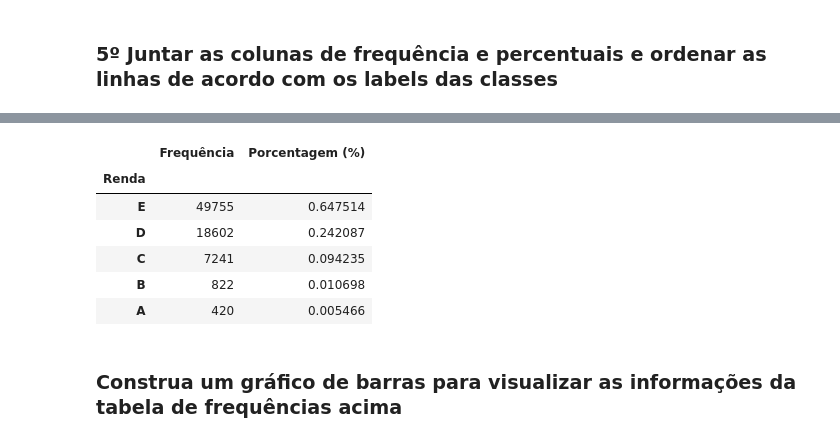
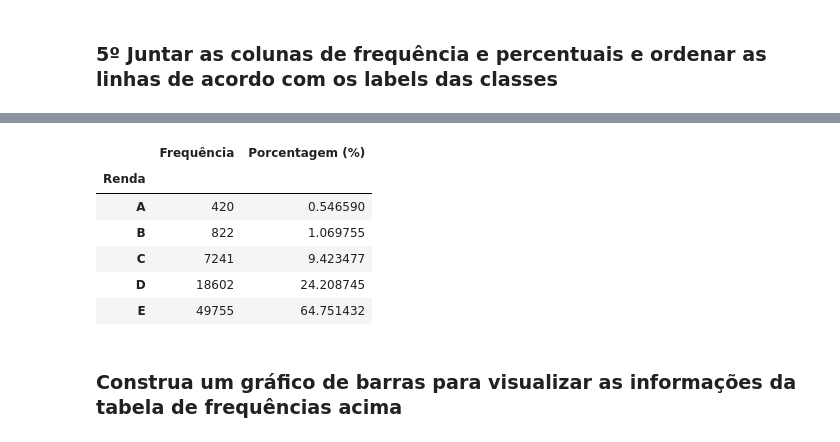
Before and after one commit to euninha1/estatistica_py, a Jupyter notebook: Análise_Descritiva.ipynb, the cells around one changed output, grey strips where cells are left out. Cells and saved outputs as stored; diff of their text form; code cells hidden in the pictures.

```diff
--- a/Análise_Descritiva.ipynb
+++ b/Análise_Descritiva.ipynb
@@ -209,9 +219,10 @@ Name: count, dtype: int64
 percentual = pd.value_counts(
     pd.cut(x = dados.Renda,
            bins = classes,
-           labels = labels),
+           labels = labels,
+           include_lowest= True), # para incluir a classe inferior a 0 nas classes
     normalize= True  # é utilizado para trazer a porcentagem dos dados
-)
+)*100
 percentual
 # %% [output]
 Renda
@@ -223,10 +234 @@ A    0.005678
 Name: proportion, dtype: float64
-# %%
-percentual = pd.value_counts(
-    pd.cut(x = dados.Renda,
-           bins = classes,
-           labels = labels,
-           include_lowest= True), # para incluir a classe inferior a 0 nas classes
-    normalize= True  # é utilizado para trazer a porcentagem dos dados
-)
-percentual
@@ -243,13 +239,14 @@ Name: proportion, dtype: float64
 # %%
-dist_freq = pd.DataFrame({'Frequência ' : frequencia, 'Porcentagem (%)': percentual}) #criaçâo de variavel contendo o  aliase da biblioteca pandas ("pd")
-dist_freq
+dist_freq = pd.DataFrame(
+    {'Frequência ' : frequencia, 'Porcentagem (%)': percentual}) #criaçâo de variavel contendo o  aliase da biblioteca pandas ("pd")
+dist_freq.sort_index(ascending= False)   #utilizamos o sort_index que fará a classificação a partir do index do DataFrame, o index é usado para controlar em qual linha do DataFrame estamos.
 # %% [output]
 |  | Frequência | Porcentagem (%) |
 | Renda |  |  |
-| E | 49755 | 0.647514 |
-| D | 18602 | 0.242087 |
-| C | 7241 | 0.094235 |
-| B | 822 | 0.010698 |
-| A | 420 | 0.005466 |
+| A | 420 | 0.546590 |
+| B | 822 | 1.069755 |
+| C | 7241 | 9.423477 |
+| D | 18602 | 24.208745 |
+| E | 49755 | 64.751432 |
 # %% [markdown]
 ### Construa um gráfico de barras para visualizar as informações da tabela de frequências acima
```
Also changed, not shown: parts of 43 cells of this notebook.
